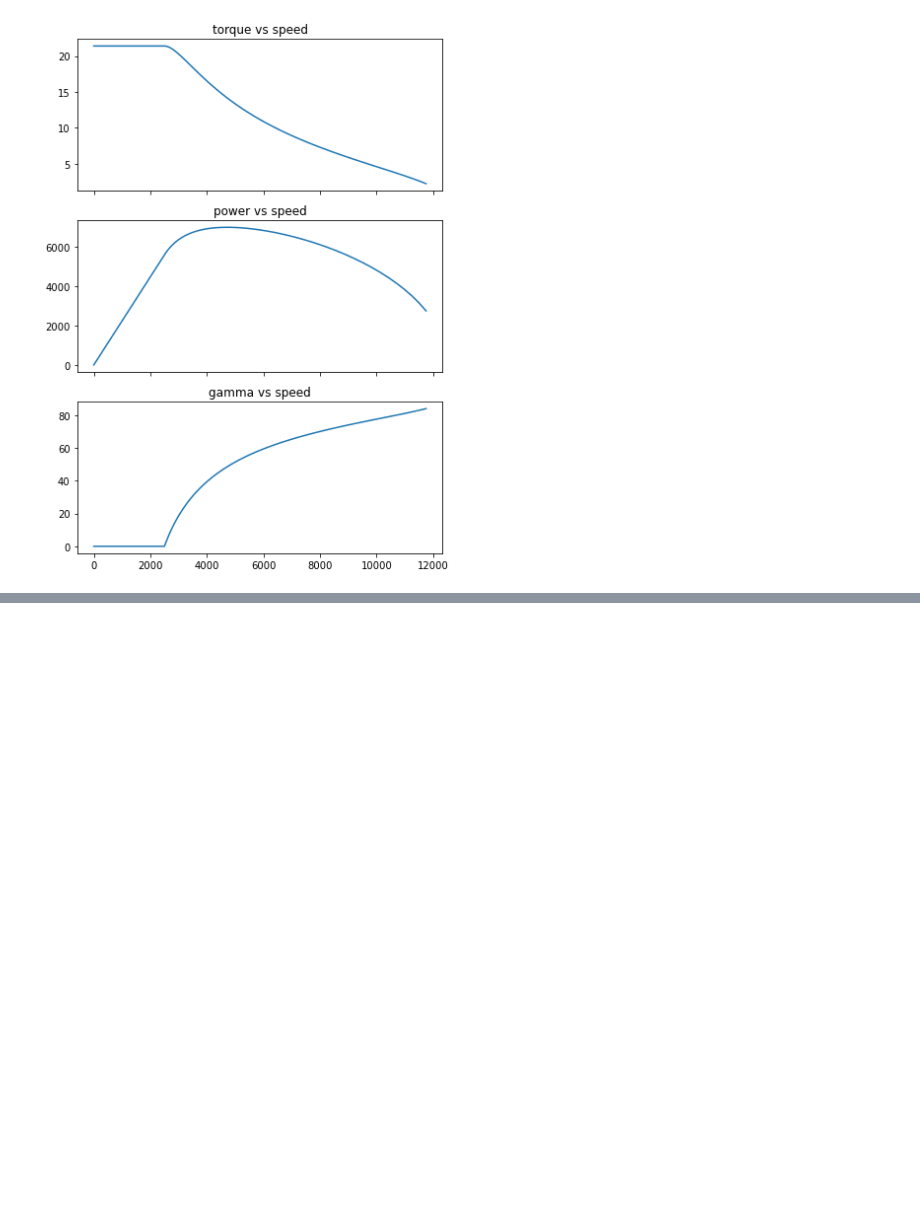
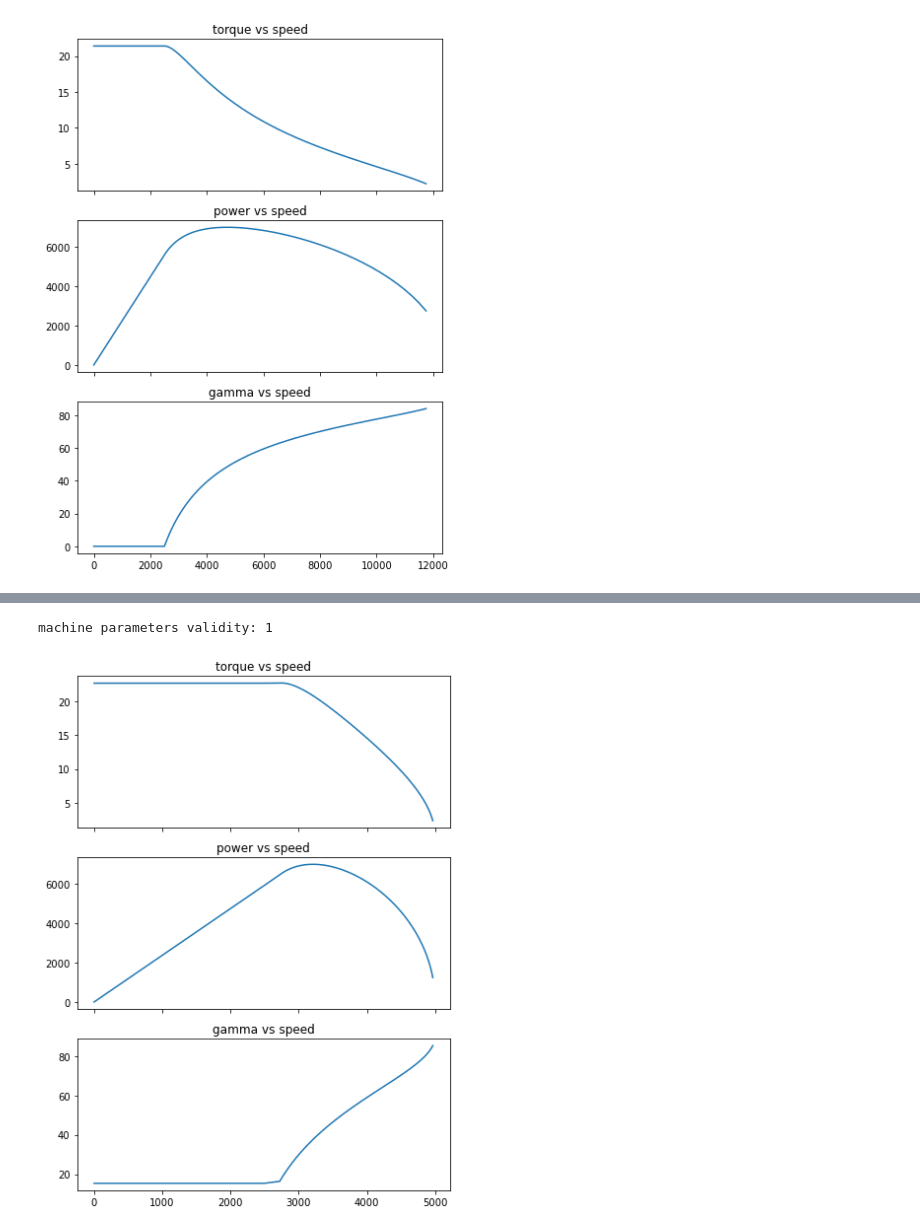
Before and after one commit to NaveenDeepak/emdesigner, a Jupyter notebook: 01_electricmachinepu.ipynb, the cells around one changed output, grey strips where cells are left out. Saved outputs shown, nothing was run; the diff lists cells and outputs as text; code cells hidden in the pictures; blank space fills up the shorter version.

```diff
--- a/01_electricmachinepu.ipynb
+++ b/01_electricmachinepu.ipynb
@@ -158,0 +296,11 @@ M1.plot_profile()
+# %%
+#hide_output
+M2 = ipm(0.8, 2, 0.3)
+M2.validate()
+print("machine parameters validity: {}".format(M2.valid))
+M2.motor_puprofile()
+M2.motor_profile(42, 7000, 2500)
+M2.plot_profile()
+# %% [output]
+machine parameters validity: 1
+[figure, added]
```
Also changed, not shown: parts of 14 cells of this notebook, 2 other files.
